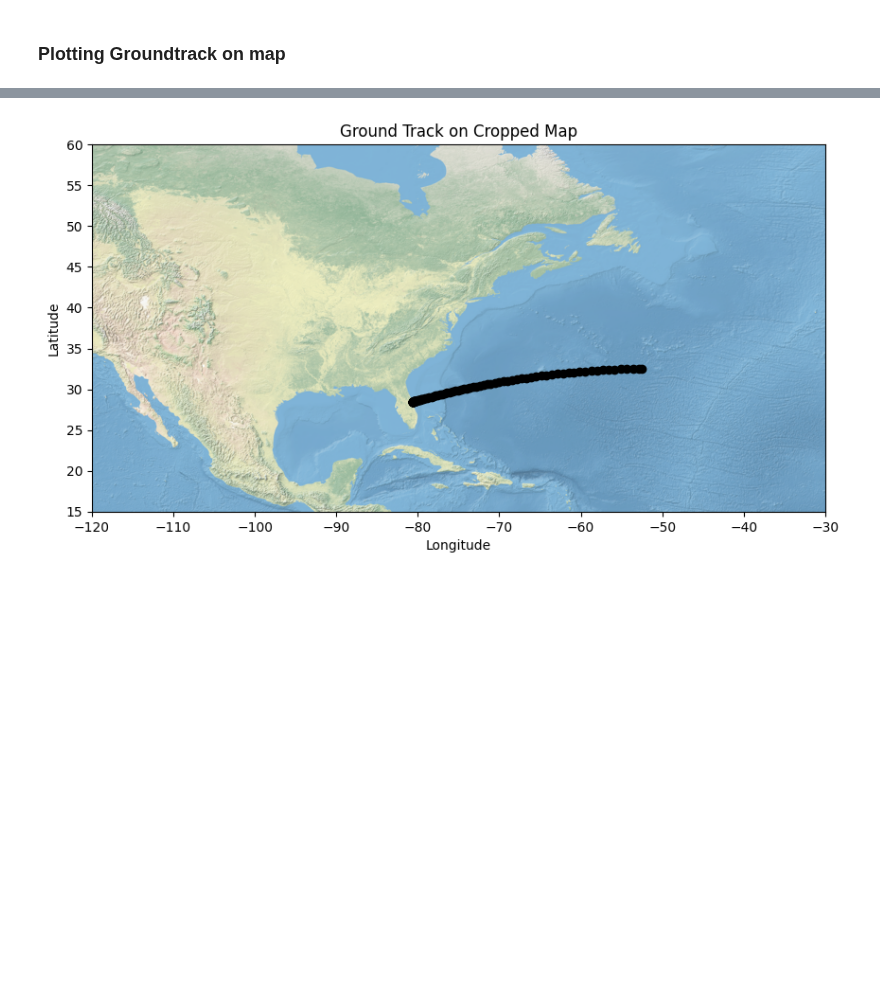
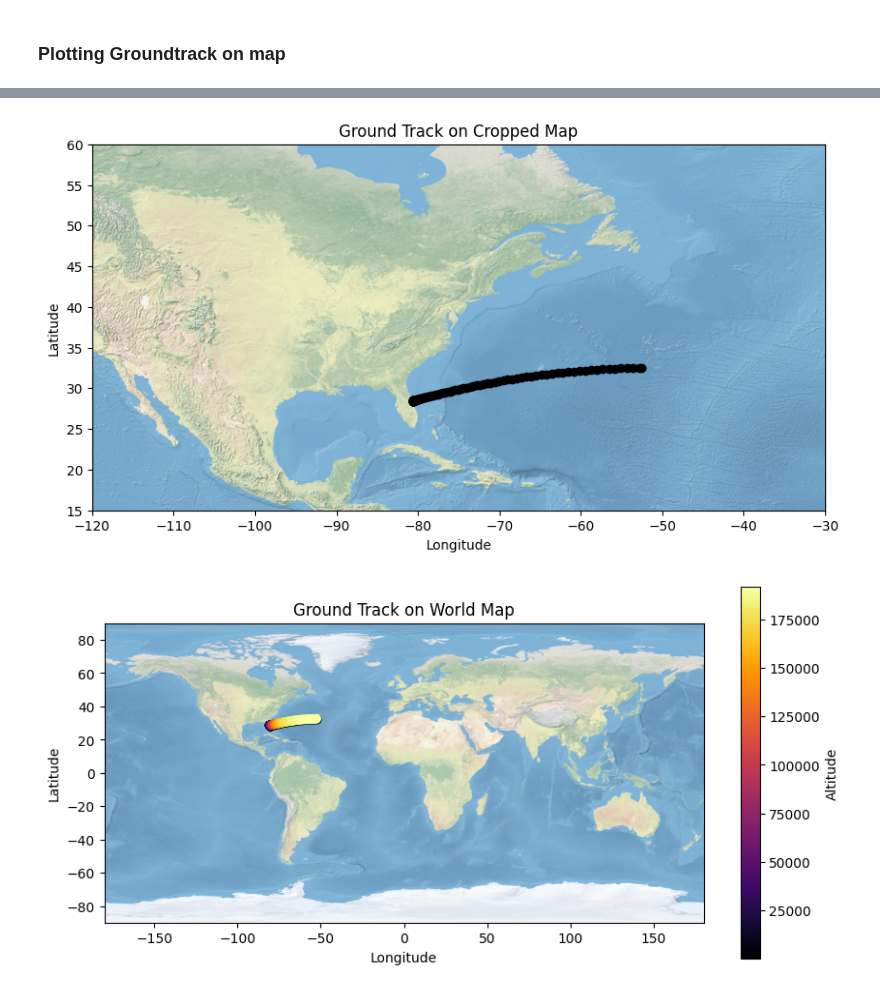
Before and after one commit to RachelOdunuga/SDL-Python-Assignment, a Jupyter notebook: exercise-4-apollo/Exercise 4.ipynb, the cells around one changed output, grey strips where cells are left out. Cells and saved outputs as stored; diff of their text form; code cells hidden in the pictures; blank space fills up the shorter version.

Commit message:
Line Changing Colour with Altitude

```diff
--- a/exercise-4-apollo/Exercise 4.ipynb
+++ b/exercise-4-apollo/Exercise 4.ipynb
@@ -118,24 +118,35 @@ groundtrack(datas)
 # %% [markdown]
 ### Plotting Groundtrack on map
 # %%
-def groundtrack_map(data):
+def groundtrack_map(data, altitude = False):
     plt.figure(figsize=(10,5))
     im1 = plt.imread(r'maps\NE1_50M_SR_W_1080.png')
     plt.imshow(im1, extent = [-180, 180, -90, 90])
     plt.scatter(data['LONG'], data['GC LAT'], color='black')
+    if altitude:
+        plt.scatter(data['LONG'], data['GC LAT'], c = data['ALTITUDE'], cmap ='inferno')
+        plt.colorbar(label='Altitude')
+    else:
+        plt.scatter(data['LONG'], data['GC LAT'], color='black')
     plt.xlabel("Longitude")
     plt.ylabel('Latitude')
     plt.title('Ground Track on World Map')
 
-    plt.figure(figsize=(10,8))
+    plt.figure(figsize=(10,5))
     im2 = plt.imread(r'maps\NE1_50M_SR_W_CROPPED_1080.png')
     plt.imshow(im2, extent = [-120, -30, 15, 60])
-    plt.scatter(data['LONG'], data['GC LAT'], color='black')
+    if altitude:
+        plt.scatter(data['LONG'], data['GC LAT'], c = data['ALTITUDE'], cmap ='inferno')
+        plt.colorbar(label='Altitude')
+    else:
+        plt.scatter(data['LONG'], data['GC LAT'], color='black')
     plt.xlabel("Longitude")
     plt.ylabel('Latitude')
     plt.title('Ground Track on Cropped Map')
 # %%
 groundtrack_map(datas)
+groundtrack_map(datas, True)
 # %% [output]
 [figure]
 [figure]
+[figure, added]
```
Also changed, not shown: parts of 1 cell of this notebook.
